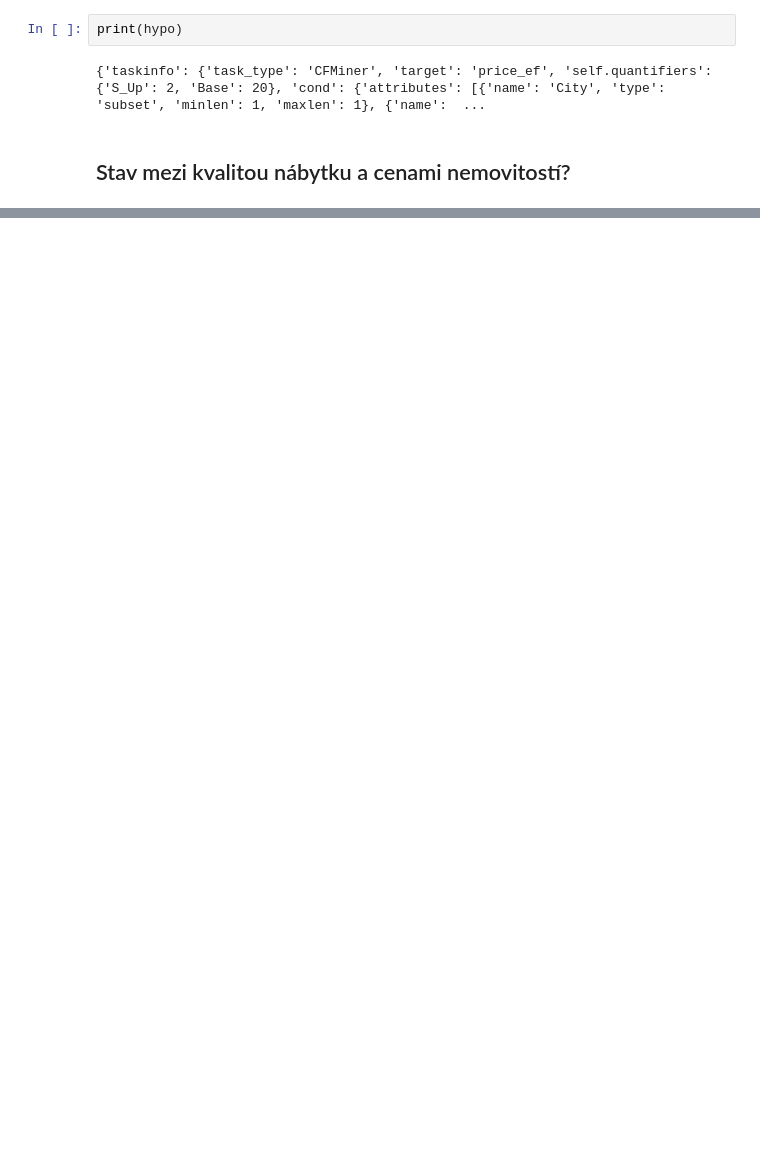
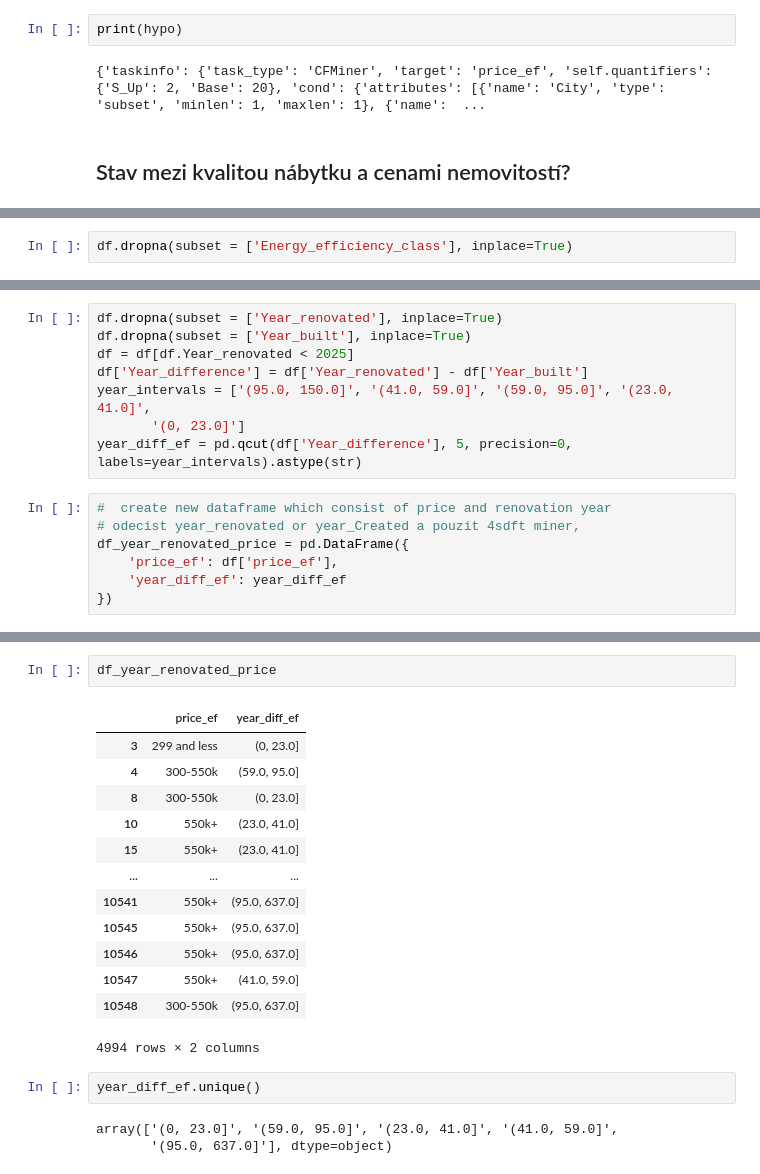
Before and after one commit to clytaemnestra/real-estate-data-analysis, a Jupyter notebook: analysis.ipynb, the cells around one changed output, grey strips where cells are left out. Cells and saved outputs as stored; diff of their text form; blank space fills up the shorter version.

```diff
--- a/analysis.ipynb
+++ b/analysis.ipynb
@@ -711,0 +785,2 @@ Done. Total verifications : 10, hypotheses 1,control number:0, times: prep 0.104
+# %%
+df.dropna(subset = ['Energy_efficiency_class'], inplace=True)
@@ -711,0 +857,15 @@ Done. Total verifications : 10, hypotheses 1,control number:0, times: prep 0.104
+# %%
+df.dropna(subset = ['Year_renovated'], inplace=True)
+df.dropna(subset = ['Year_built'], inplace=True)
+df = df[df.Year_renovated < 2025]
+df['Year_difference'] = df['Year_renovated'] - df['Year_built']
+year_intervals = ['(95.0, 150.0]', '(41.0, 59.0]', '(59.0, 95.0]', '(23.0, 41.0]',
+       '(0, 23.0]']
+year_diff_ef = pd.qcut(df['Year_difference'], 5, precision=0, labels=year_intervals).astype(str)
+# %%
+#  create new dataframe which consist of price and renovation year
+# odecist year_renovated or year_Created a pouzit 4sdft miner,
+df_year_renovated_price = pd.DataFrame({
+    'price_ef': df['price_ef'],
+    'year_diff_ef': year_diff_ef
+})
@@ -711,0 +887,21 @@ Done. Total verifications : 10, hypotheses 1,control number:0, times: prep 0.104
+# %%
+df_year_renovated_price
+# %% [output]
+|  | price_ef | year_diff_ef |
+| 3 | 299 and less | (0, 23.0] |
+| 4 | 300-550k | (59.0, 95.0] |
+| 8 | 300-550k | (0, 23.0] |
+| 10 | 550k+ | (23.0, 41.0] |
+| 15 | 550k+ | (23.0, 41.0] |
+| ... | ... | ... |
+| 10541 | 550k+ | (95.0, 637.0] |
+| 10545 | 550k+ | (95.0, 637.0] |
+| 10546 | 550k+ | (95.0, 637.0] |
+| 10547 | 550k+ | (41.0, 59.0] |
+| 10548 | 300-550k | (95.0, 637.0] |
+4994 rows × 2 columns
+# %%
+year_diff_ef.unique()
+# %% [output]
+array(['(0, 23.0]', '(59.0, 95.0]', '(23.0, 41.0]', '(41.0, 59.0]',
+       '(95.0, 637.0]'], dtype=object)
```
Also changed, not shown: parts of 29 cells of this notebook.
